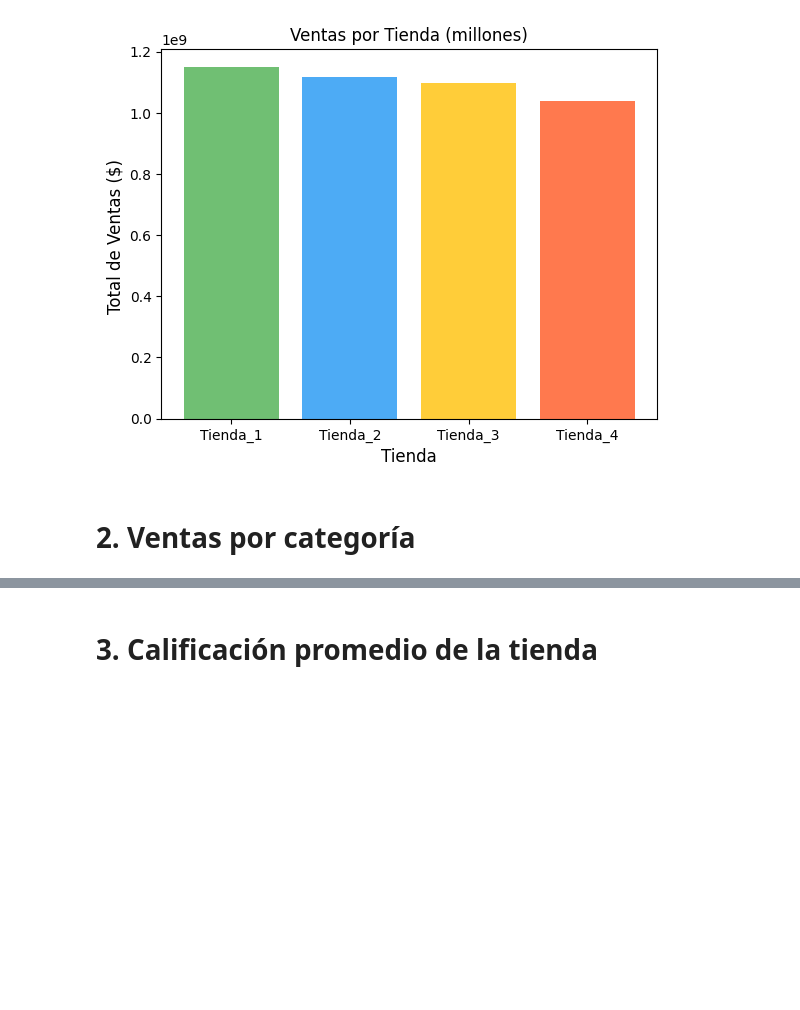
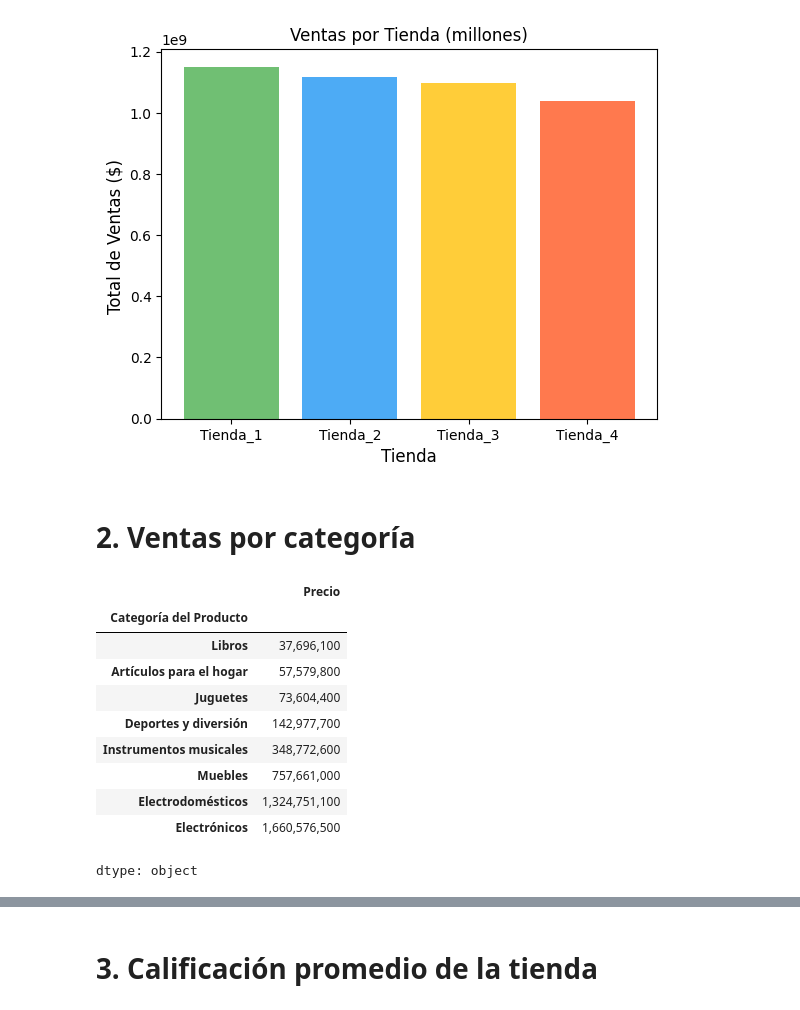
Before and after one commit to JoshDevx/An-lisis-de-Rendimiento---Alura-Store-, a Jupyter notebook: AluraStoreLatam.ipynb, the cells around one changed output, grey strips where cells are left out. Saved outputs shown, nothing was run; the diff lists cells and outputs as text; code cells hidden in the pictures; blank space fills up the shorter version.

```diff
--- a/AluraStoreLatam.ipynb
+++ b/AluraStoreLatam.ipynb
@@ -79,3 +79,21 @@ plt.show()
 [figure]
 # %% [markdown]
 # 2. Ventas por categoría
+# %%
+#Suma de Precio por Categoria de producto
+suma_por_categoria = datos_completos.groupby('Categoría del Producto')['Precio'].sum()
+suma_cat_ordenada = suma_por_categoria.sort_values()
+#Formato a los resultados
+suma_cat_ordenada.apply(lambda x: f"{x:,.0f}")
+# %% [output]
+|  | Precio |
+| Categoría del Producto |  |
+| Libros | 37,696,100 |
+| Artículos para el hogar | 57,579,800 |
+| Juguetes | 73,604,400 |
+| Deportes y diversión | 142,977,700 |
+| Instrumentos musicales | 348,772,600 |
+| Muebles | 757,661,000 |
+| Electrodomésticos | 1,324,751,100 |
+| Electrónicos | 1,660,576,500 |
+dtype: object
```
Also changed, not shown: parts of 4 cells of this notebook.
